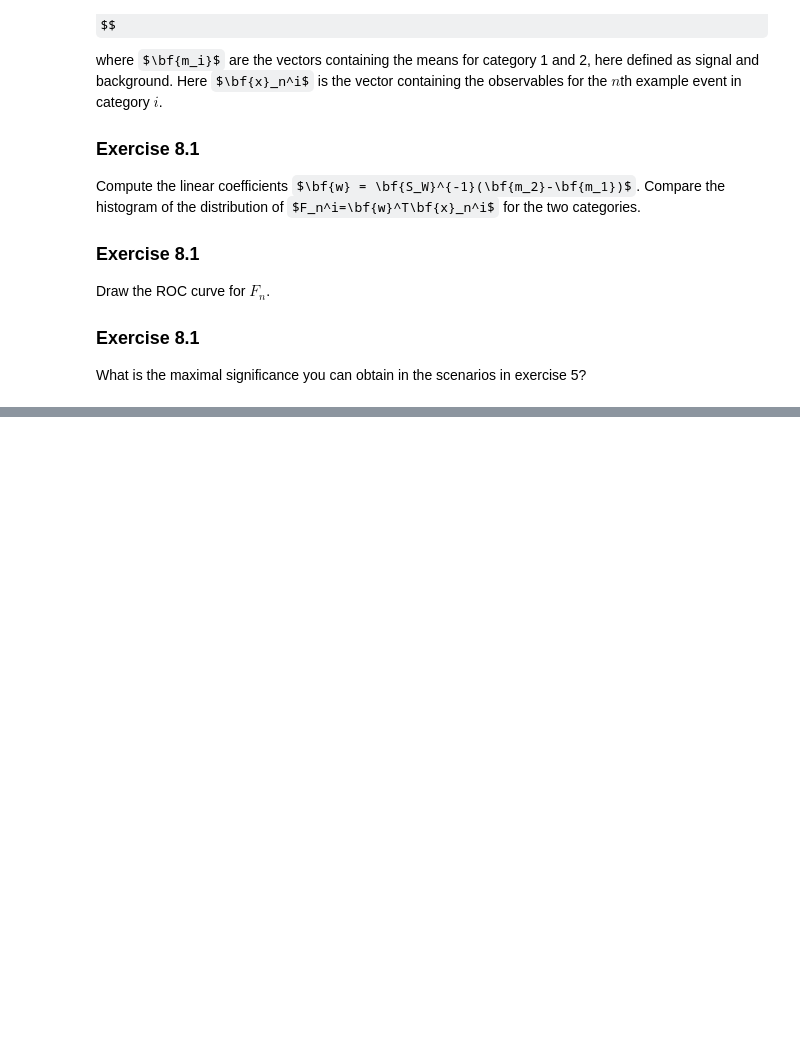
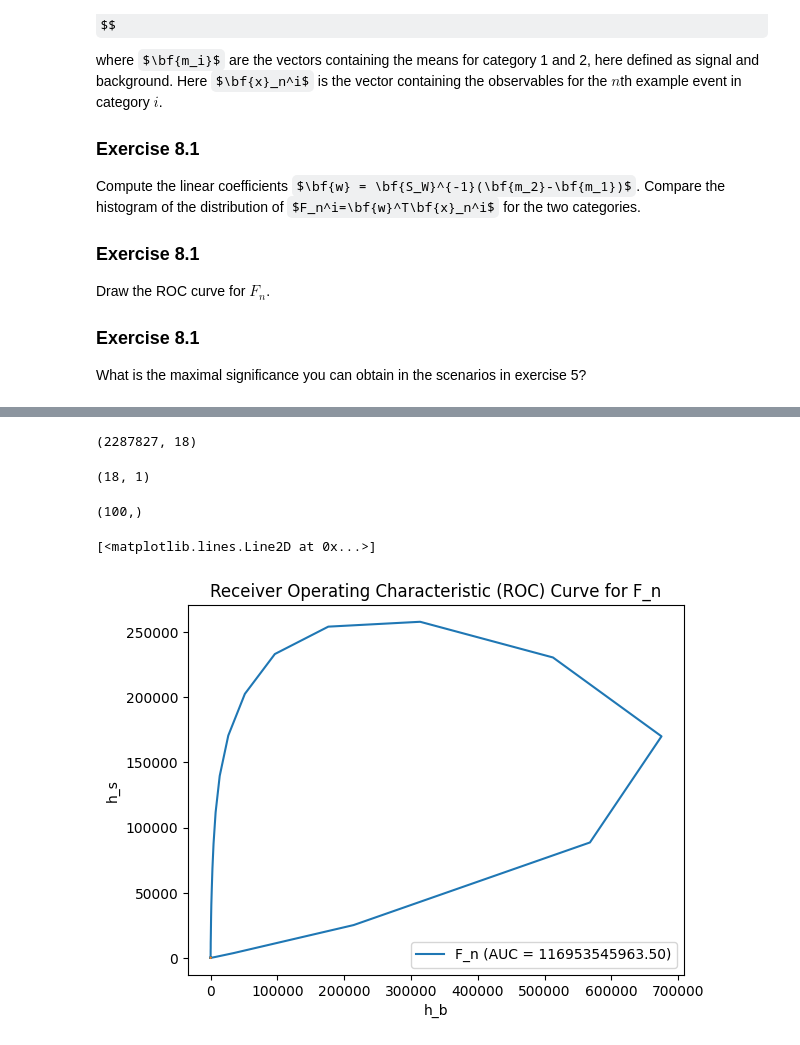
Before and after one commit to rcghpge/DATA3402.Spring.2024, a Jupyter notebook: Labs/Lab.7/Lab.7.ipynb, the cells around one changed output, grey strips where cells are left out. Drawn from its saved outputs; the diff is of its cells as text; code cells hidden in the pictures; some formulas as TeX source; blank space fills up the shorter version.

```diff
--- a/Labs/Lab.7/Lab.7.ipynb
+++ b/Labs/Lab.7/Lab.7.ipynb
@@ -1101,0 +1318,23 @@ What is the maximal significance you can obtain in the scenarios in exercise 5?
+# %%
+df_sig_0.shape
+# %% [output]
+(2287827, 18)
+# %%
+w.shape
+# %% [output]
+(18, 1)
+# %%
+h_b.shape
+# %% [output]
+(100,)
+# %%
+# ROC curve for F_n
+plt.plot(h_b,h_s, label=f'F_n (AUC = {AUC(h_s, h_b):.2f})')
+plt.title("Receiver Operating Characteristic (ROC) Curve for F_n")
+plt.xlabel("h_b")
+plt.ylabel("h_s")
+plt.legend()
+plt.plot([0,1],[0,1])
+# %% [output]
+[<matplotlib.lines.Line2D at 0x...>]
+[figure, added]
```
Also changed, not shown: parts of 22 cells of this notebook.
